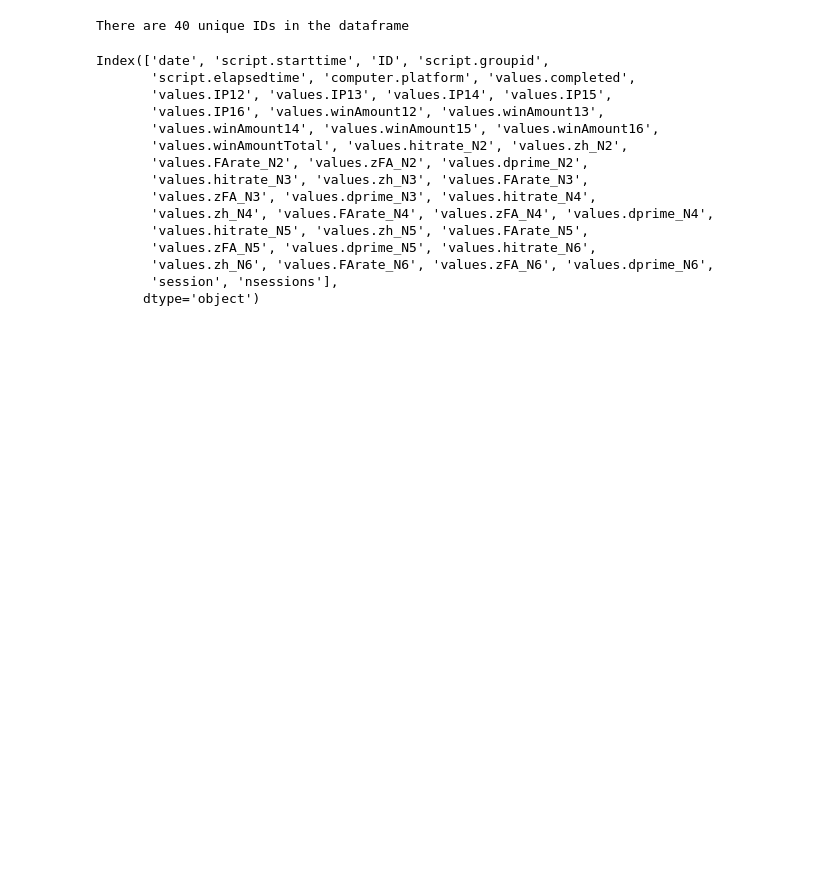
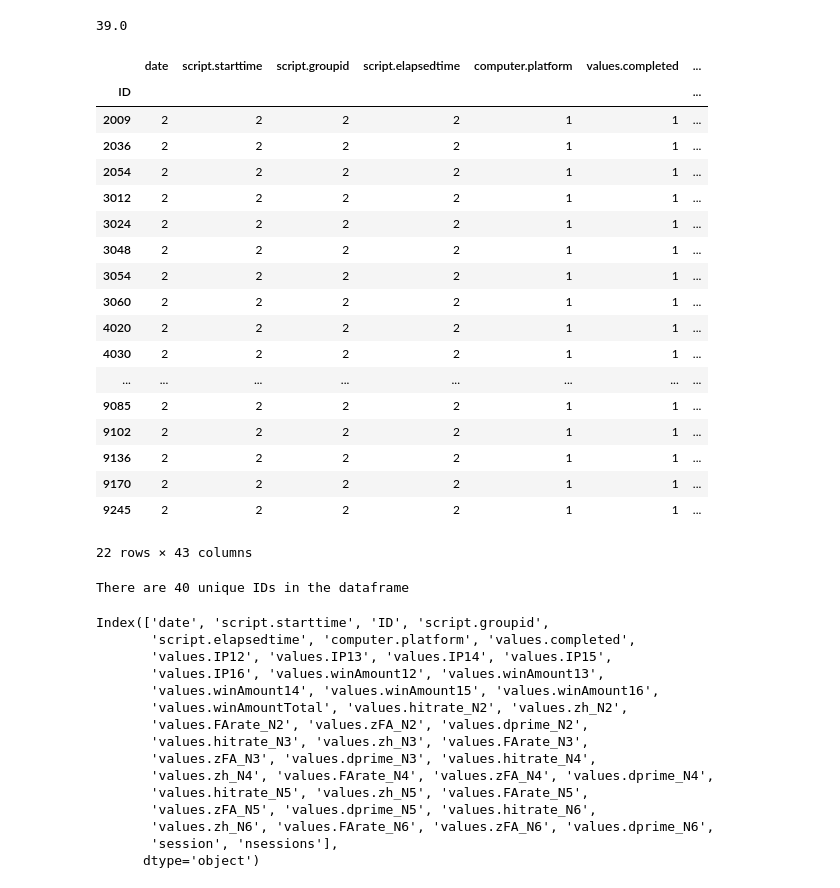
Before and after one commit to jaimemcc/energy-drink, a Jupyter notebook: scripts/coged_analysis.ipynb, the cells around one changed output. Saved outputs shown, nothing was run; the diff lists cells and outputs as text; code cells hidden in the pictures; blank space fills up the shorter version.

Commit message:
updated coged tweak

```diff
--- a/scripts/coged_analysis.ipynb
+++ b/scripts/coged_analysis.ipynb
@@ -19,6 +19,17 @@ for file in os.listdir(DATA_FOLDER):
 
 df = pd.concat(list_of_dfs)
 # %%
+def tweak_key(df):
+    return(df
+           .drop(df.index[df.ID == 2018])
+           .assign(ID=lambda df_: df_.ID.astype(str))
+           .melt(id_vars="ID")
+           .rename(columns={"variable": "session",
+                            "value": "condition"})
+           .assign(session=lambda df_: df_.session.astype("category"),
+                   condition=lambda df_: df_.condition.astype("category"))
+          )
+
 def assemble_df(folder):
     list_of_dfs = []
     for file in os.listdir(folder):
@@ -28,19 +39,31 @@ def assemble_df(folder):
 
     return pd.concat(list_of_dfs)
 
-def tweak_coged(df, df_key):
-    IDs = df_key.ID.unique()
+def tweak_coged(df, key):
+    IDs = key.ID.unique()
 
     return (df
             .rename(columns={"script.subjectid": "ID",
                              "script.startdate": "date"},)
+            .assign(ID=lambda df_: df_.ID.astype(str))
             .query("ID in @IDs")
             .sort_values(by=["ID", "date"])
+            .astype({"ID":"category"})
+            .assign(n_sessions=lambda df_: df_
+                    .groupby("ID")
+                    .transform("size"))
+            .query("n_sessions == 3")
+            .assign(session=lambda df_: len(df_.ID.unique()) * ["T1", "T2", "T3"])
+            .merge(key)
+
+            # .reset_index(drop=True)
+
            )
 
 DATA_FOLDER = "..\data\coged_data"
 
 KEYFILE = "key.csv"
 df_key = pd.read_csv("..\data\{}".format(KEYFILE))
+key = tweak_key(df_key)
 
-df = tweak_coged(assemble_df(DATA_FOLDER), df_key)
+coged = tweak_coged(assemble_df(DATA_FOLDER), key)
@@ -46,0 +93,27 @@ df = tweak_coged(assemble_df(DATA_FOLDER), df_key)
+# %%
+sum(coged.n_sessions == 3) / 3
+# %% [output]
+39.0
+# %%
+idg = coged.groupby("ID").nunique()
+idg[idg.date == 2]
+# %% [output]
+|  | date | script.starttime | script.groupid | script.elapsedtime | computer.platform | values.completed | ... |
+| ID |  |  |  |  |  |  | ... |
+| 2009 | 2 | 2 | 2 | 2 | 1 | 1 | ... |
+| 2036 | 2 | 2 | 2 | 2 | 1 | 1 | ... |
+| 2054 | 2 | 2 | 2 | 2 | 1 | 1 | ... |
+| 3012 | 2 | 2 | 2 | 2 | 1 | 1 | ... |
+| 3024 | 2 | 2 | 2 | 2 | 1 | 1 | ... |
+| 3048 | 2 | 2 | 2 | 2 | 1 | 1 | ... |
+| 3054 | 2 | 2 | 2 | 2 | 1 | 1 | ... |
+| 3060 | 2 | 2 | 2 | 2 | 1 | 1 | ... |
+| 4020 | 2 | 2 | 2 | 2 | 1 | 1 | ... |
+| 4030 | 2 | 2 | 2 | 2 | 1 | 1 | ... |
+| ... | ... | ... | ... | ... | ... | ... | ... |
+| 9085 | 2 | 2 | 2 | 2 | 1 | 1 | ... |
+| 9102 | 2 | 2 | 2 | 2 | 1 | 1 | ... |
+| 9136 | 2 | 2 | 2 | 2 | 1 | 1 | ... |
+| 9170 | 2 | 2 | 2 | 2 | 1 | 1 | ... |
+| 9245 | 2 | 2 | 2 | 2 | 1 | 1 | ... |
+22 rows × 43 columns
```
Also changed, not shown: parts of 4 cells of this notebook.
